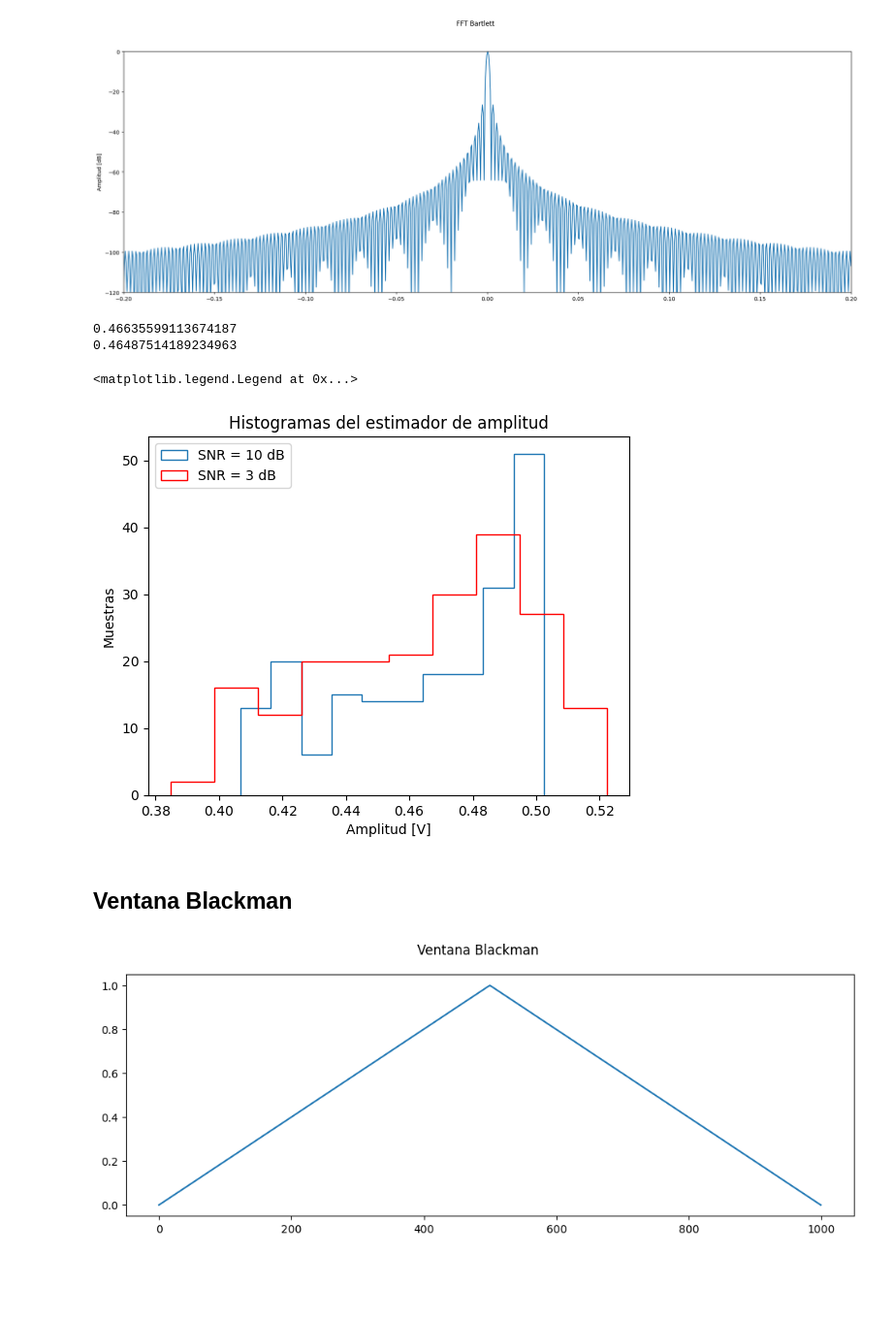
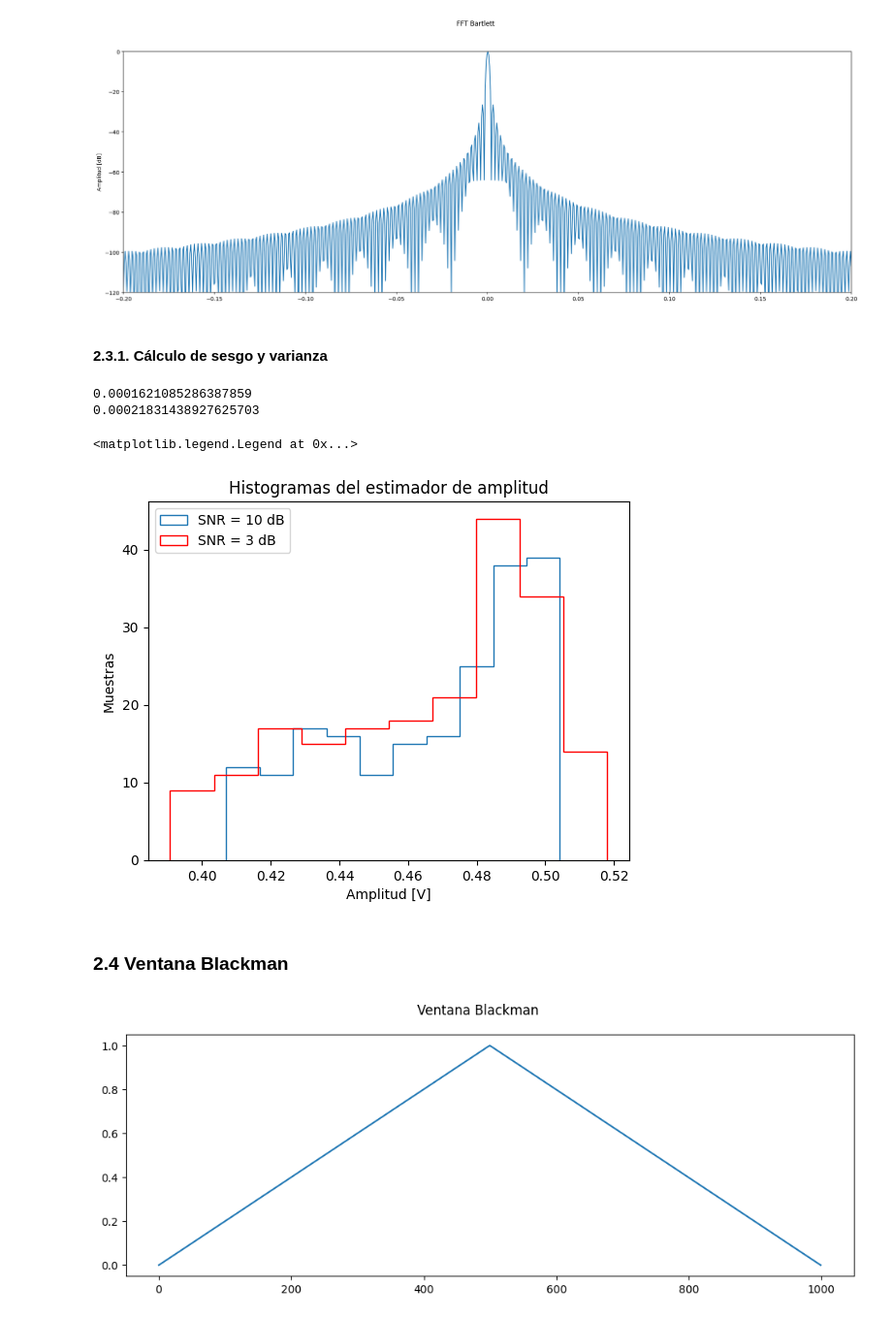
Before and after one commit to micuentz/Workspace_PDS, a Jupyter notebook: Carpeta/Guerrero_TS6.ipynb, the cells around one changed output. Shown at 97% size. Cells and saved outputs as stored; diff of their text form; code cells hidden in the pictures; blank space fills up the shorter version.

```diff
--- a/Carpeta/Guerrero_TS6.ipynb
+++ b/Carpeta/Guerrero_TS6.ipynb
@@ -120,5 +148,5 @@ plt.legend(loc='upper left')
 # %%
-bartlett = signal.windows.bartlett(nn) # Rectangular
+bartlett = sp.signal.windows.bartlett(nn) # Rectangular
 
 fig_hist, axs_hist = plt.subplots(1, 1, figsize=(12, 4), sharex=True, sharey=True)
 axs_hist.plot(bartlett)
@@ -144,28 +172,41 @@ plt.show()
 # %% [output]
 [figure]
 [figure]
+# %% [markdown]
+#### 2.3.1. Cálculo de sesgo y varianza
 # %%
-S1 = np.fft.fft(s1*bartlett) / nn
-S2 = np.fft.fft(s2*bartlett) / nn
+S10dB_bar = np.fft.fft(s1*bartlett) / nn
+S3dB_bar = np.fft.fft(s2*bartlett) / nn
 
-a1_est = np.abs(S1[: , nn//4])
-a2_est = np.abs(S2[: , nn//4])
-print(np.mean(a1_est))
-print(np.mean(a2_est))
+a10dB_bar = np.abs(S10dB_bar[: , nn//4])
+a3dB_bar = np.abs(S3dB_bar[: , nn//4])
+
+a10dB_est_bar = np.mean(np.abs(S10dB_bar[: , nn//4])) # Media para SNR = 10dB
+a3dB_est_bar = np.mean(np.abs(S3dB_bar[: , nn//4])) # Media para SNR = 3dB
+
+sesgo10dB_bar = a10dB_est_bar - a
+sesgo3dB_bar = a3dB_est_bar - a
+#print(sesgo_1)
+#print(sesgo_2)
+
+var10dB_bar = np.sum((np.abs(S10dB_bar[: , nn//4]) - a10dB_est_bar)**2) / nn # Varianza para SNR = 10dB
+var3dB_bar = np.sum((np.abs(S3dB_bar[: , nn//4]) - a3dB_est_bar)**2) / nn # Varianza para SNR = 3dB
+print(var10dB_bar)
+print(var3dB_bar)
 
 # Gráficos
 plt.figure()
 plt.title("Histogramas del estimador de amplitud")
 plt.xlabel("Amplitud [V]")
 plt.ylabel("Muestras")
-plt.hist(a1_est, bins = 10, histtype = 'step',label = 'SNR = 10 dB')
-plt.hist(a2_est, bins = 10, histtype = 'step',color = 'red',label = 'SNR = 3 dB')
+plt.hist(a10dB_bar, bins = 10, histtype = 'step',label = 'SNR = 10 dB')
+plt.hist(a3dB_bar, bins = 10, histtype = 'step',color = 'red',label = 'SNR = 3 dB')
 plt.legend(loc='upper left')
 # %% [output]
-0.46635599113674187
-0.46487514189234963
+0.0001621085286387859
+0.00021831438927625703
 <matplotlib.legend.Legend at 0x...>
-[figure, old version]
+[figure, new version]
 # %% [markdown]
-## Ventana Blackman
+### 2.4 Ventana Blackman
 # %%
```
Also changed, not shown: parts of 19 cells of this notebook, 1 other file.
